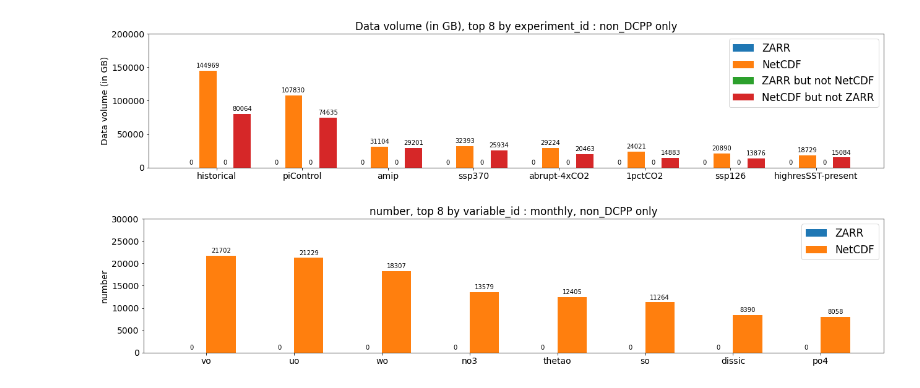
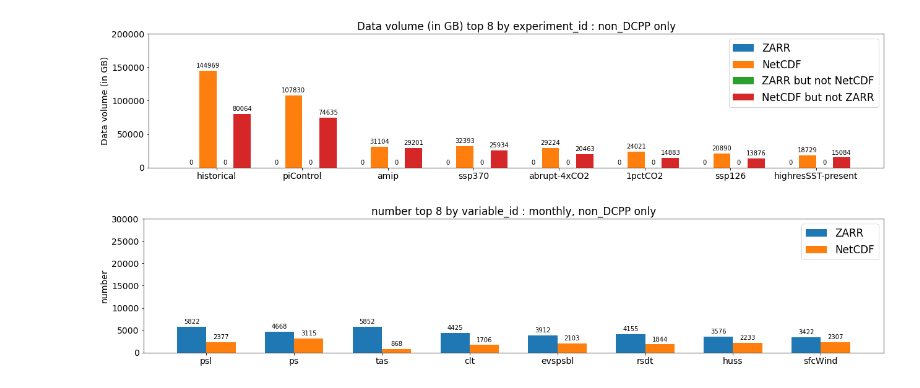
Before and after one commit to aradhakrishnanGFDL/gfdl-aws-analysis, a Jupyter notebook: examples/a1r-CompareAWS-NCvsZarr.ipynb, the cells around one changed output. Drawn from its saved outputs; the diff is of its cells as text; code cells hidden in the pictures.

Commit message:
updated notebook with more documentation, newly generated parquet files and such

```diff
--- a/examples/a1r-CompareAWS-NCvsZarr.ipynb
+++ b/examples/a1r-CompareAWS-NCvsZarr.ipynb
@@ -24,9 +24,14 @@ mpl.rcParams['figure.titlesize'] = 'large'
 zarr_cat = 'https://cmip6-pds.s3.amazonaws.com/compare/pangeo-cmip6-noQC.csv.gz' #created by Naomi on March 22nd
 netcdf_cat = 'https://cmip6-nc.s3.us-east-2.amazonaws.com/esgf-world.csv.gz'
 
-#TODO -  get pointers from manifest and verify if it can be one parquet or multiple intended
-nc_inventory_file1 = "s3://s3-inventory-dest/esgf-world/cmip6-inventory/data/0629d45e-8784-43fd-8caa-6218a30b0d65.parquet"
-nc_inventory_file2 = "s3://s3-inventory-dest/esgf-world/cmip6-inventory/data/56c3027c-397d-42d8-a95b-877e2270df2e.parquet"
+#TODO - Verify this.
+#open [pattern]*.parquet
+#see LATEST pointers from manifest.json from the inventory destination bucket and use pointers to the parquet files in key
+#Or checkout symlink.txt in hive for the recent date. e.g. https://s3.console.aws.amazon.com/s3/object/s3-inventory-dest?prefix=esgf-world/cmip6-inventory/hive/dt%3D2021-03-30-00-00/symlink.txt
+
+
+nc_inventory_file1 = "s3://s3-inventory-dest/esgf-world/cmip6-inventory/data/66ee042f-0b7e-4143-a6ac-8837abe1d421.parquet"
+nc_inventory_file2 = "s3://s3-inventory-dest/esgf-world/cmip6-inventory/data/8915d082-3c0f-48ad-8300-9c30335f09a3.parquet"
 # %%
 def bytesto(bytes, to, bsize=10):
     a = {'k' : 3, 'm': 6, 'g' : 9, 't' : 12}
@@ -49,3 +47,7 @@ print(total_from_parquet)
+# %%
+nc_inventory_pd=nc_inventory_pd[nc_inventory_pd['is_delete_marker']==False]#1633437
+nc_inventory_pd=nc_inventory_pd[nc_inventory_pd['is_latest']==True]#1633437
+nc_inventory_pd = nc_inventory_pd[nc_inventory_pd['size'].notna()]
 # %%
 nc_inventory_pd
 # %% [output]
@@ -319,7 +308,7 @@ def autolabel(ax,rects):
                     textcoords="offset points",
                     ha='center', va='bottom',fontsize=10)
 # %%
-def plot_facet(df_dict,facet='table_id',top_n=8,ymax=300000,ylabel='number',title_add=''):
+def plot_facet(df_dict,facet='table_id',top_n=8,ymax=300000,ylabel='number',title_add='',units='g'):
     labels = df_dict.keys()
     stables = set()
     for label in labels:
@@ -331,7 +320,11 @@ def plot_facet(df_dict,facet='table_id',top_n=8,ymax=300000,ylabel='number',titl
         df = df_dict[label]
         nvdf = []
         for table in tables:
-            ndf = df[df[facet]==table].vstore.nunique()
+            if("volume" in ylabel):
+                ndf = df[df[facet]==table]['size'].sum()
+                ndf = round(bytesto(ndf,units))
+            else:
+                ndf = df[df[facet]==table].vstore.nunique()
             nvdf += [ndf]
         vdfs[label] = nvdf
 
@@ -460,7 +396,7 @@ plot_facet_size(df_dict_size,facet='experiment_id',ymax=200000,ylabel="Data volu
 # %%
 dZRm = dZR[dZR.table_id.str.contains('mon')]
 dNCm = dNC[dNC.table_id.str.contains('mon')]
 df_dict = {'ZARR':dZRm,'NetCDF':dNCm}
-plot_facet_size(df_dict,facet='variable_id',ymax=30000,title_add = ' : monthly, non_DCPP only')
+plot_facet(df_dict,facet='variable_id',ymax=30000,title_add = ' : monthly, non_DCPP only',units='g')
 # %% [output]
-[figure, old version]
+[figure, new version]
```
Also changed, not shown: parts of 20 cells of this notebook.
